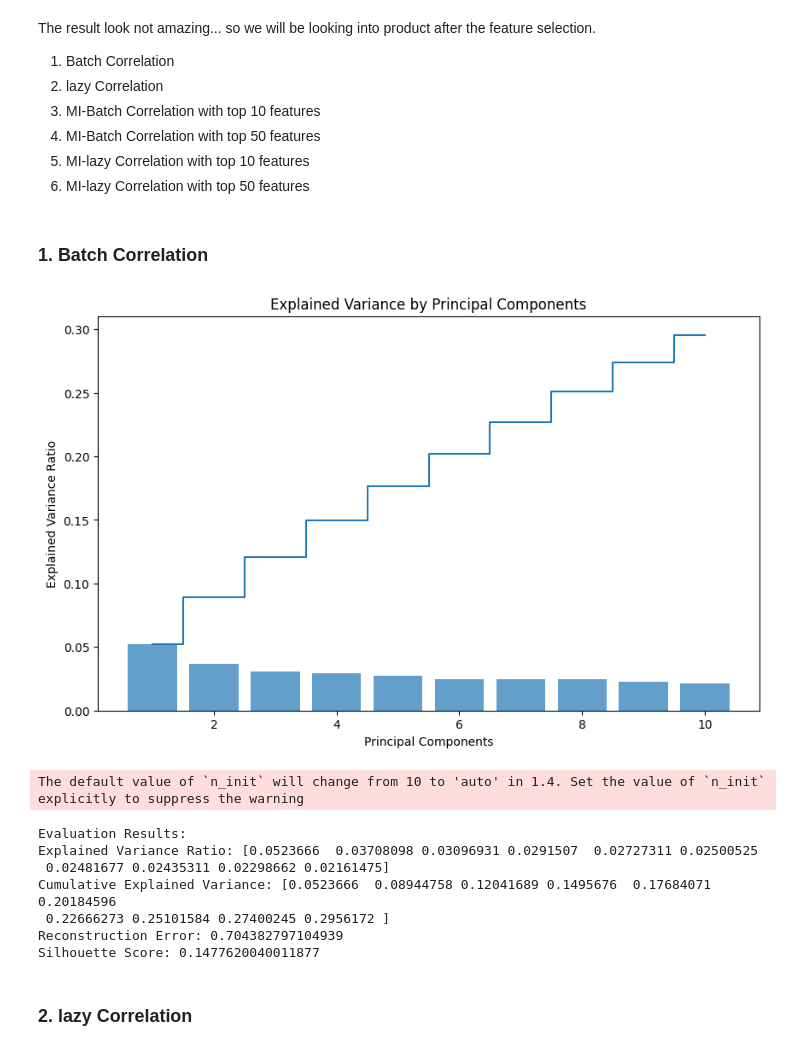
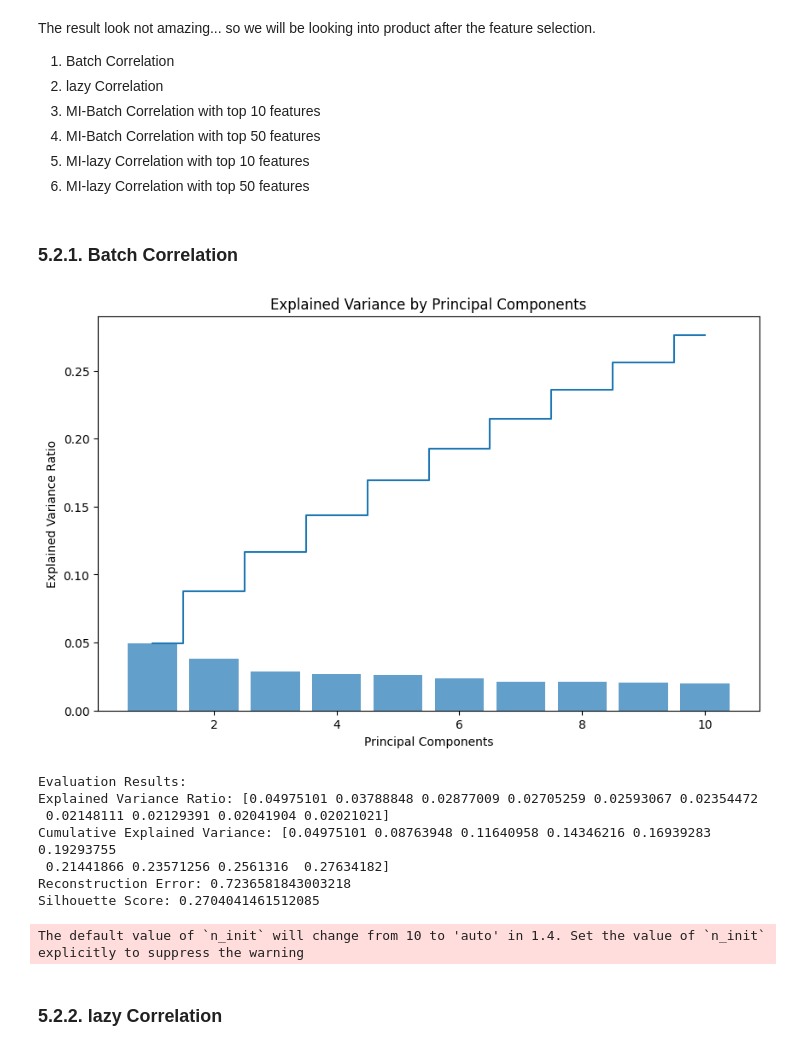
Before and after one commit to JihoonChung/ML_Sensor_Characterization, a Jupyter notebook: Analysis/Delay_sequence_data/Feature_Selection.ipynb, the cells around one changed output. Saved outputs shown, nothing was run; the diff lists cells and outputs as text; code cells hidden in the pictures.

```diff
--- a/Analysis/Delay_sequence_data/Feature_Selection.ipynb
+++ b/Analysis/Delay_sequence_data/Feature_Selection.ipynb
@@ -14,6 +14,6 @@ from sklearn.feature_selection import mutual_info_regression
 import numpy as np
 
 # Load the dataset
-file_path = '../feature_engineered_data/data_v4-1-1_feature_engineered.csv'
+file_path = '../processed_data/data_v4-1-1_feature_engineered_sensor170.csv'
 data = pd.read_csv(file_path)
 # %% [markdown]
@@ -658,12 +674,9 @@ from sklearn.decomposition import PCA
 from sklearn.preprocessing import StandardScaler
 import matplotlib.pyplot as plt
 import plotly.express as px
-from sklearn.model_selection import cross_val_score
-from sklearn.linear_model import LogisticRegression
 from sklearn.cluster import KMeans
 from sklearn.metrics import silhouette_score
-
-def evaluate_pca(df, n_components=10, color_column='Sensor ID', n_clusters=3, n_components_to_use=5):
+def evaluate_pca_indepth(df, n_components=10, color_column='Sensor ID', n_clusters=3):
     """
     Perform PCA on a dataset and evaluate it using various metrics.
 
@@ -764,25 +780,26 @@ The result look not amazing... so we will be looking into product after the feat
 5. MI-lazy Correlation with top 10 features
 6. MI-lazy Correlation with top 50 features
 # %% [markdown]
-### 1. Batch Correlation
+### 5.2.1. Batch Correlation
 # %%
-results = evaluate_pca(df, n_components=10, color_column='Sensor ID', n_clusters=3, n_components_to_use=5)
+# Example usage
+results_mi_corr = evaluate_pca_indepth(df, n_components=10, color_column='Sensor ID', n_clusters=3)
 
 print("Evaluation Results:")
-print(f"Explained Variance Ratio: {results['explained_variance_ratio']}")
-print(f"Cumulative Explained Variance: {results['cumulative_explained_variance']}")
-print(f"Reconstruction Error: {results['reconstruction_error']}")
-print(f"Silhouette Score: {results['silhouette_score']}")
+print(f"Explained Variance Ratio: {results_mi_corr['explained_variance_ratio']}")
+print(f"Cumulative Explained Variance: {results_mi_corr['cumulative_explained_variance']}")
+print(f"Reconstruction Error: {results_mi_corr['reconstruction_error']}")
+print(f"Silhouette Score: {results_mi_corr['silhouette_score']}")
 # %% [output]
-[figure, old version]
+[figure, new version]
-The default value of `n_init` will change from 10 to 'auto' in 1.4. Set the value of `n_init` explicitly to suppress the warning
+Evaluation Results:
+Explained Variance Ratio: [0.04975101 0.03788848 0.02877009 0.02705259 0.02593067 0.02354472
+ 0.02148111 0.02129391 0.02041904 0.02021021]
+Cumulative Explained Variance: [0.04975101 0.08763948 0.11640958 0.14346216 0.16939283 0.19293755
+ 0.21441866 0.23571256 0.2561316  0.27634182]
+Reconstruction Error: 0.7236581843003218
+Silhouette Score: 0.2704041461512085
-Evaluation Results:
-Explained Variance Ratio: [0.0523666  0.03708098 0.03096931 0.0291507  0.02727311 0.02500525
- 0.02481677 0.02435311 0.02298662 0.02161475]
-Cumulative Explained Variance: [0.0523666  0.08944758 0.12041689 0.1495676  0.17684071 0.20184596
- 0.22666273 0.25101584 0.27400245 0.2956172 ]
-Reconstruction Error: 0.704382797104939
-Silhouette Score: 0.1477620040011877
+The default value of `n_init` will change from 10 to 'auto' in 1.4. Set the value of `n_init` explicitly to suppress the warning
 # %% [markdown]
-### 2. lazy Correlation
+### 5.2.2. lazy Correlation
 # %%
```
Also changed, not shown: parts of 85 cells of this notebook, 1 other file.
